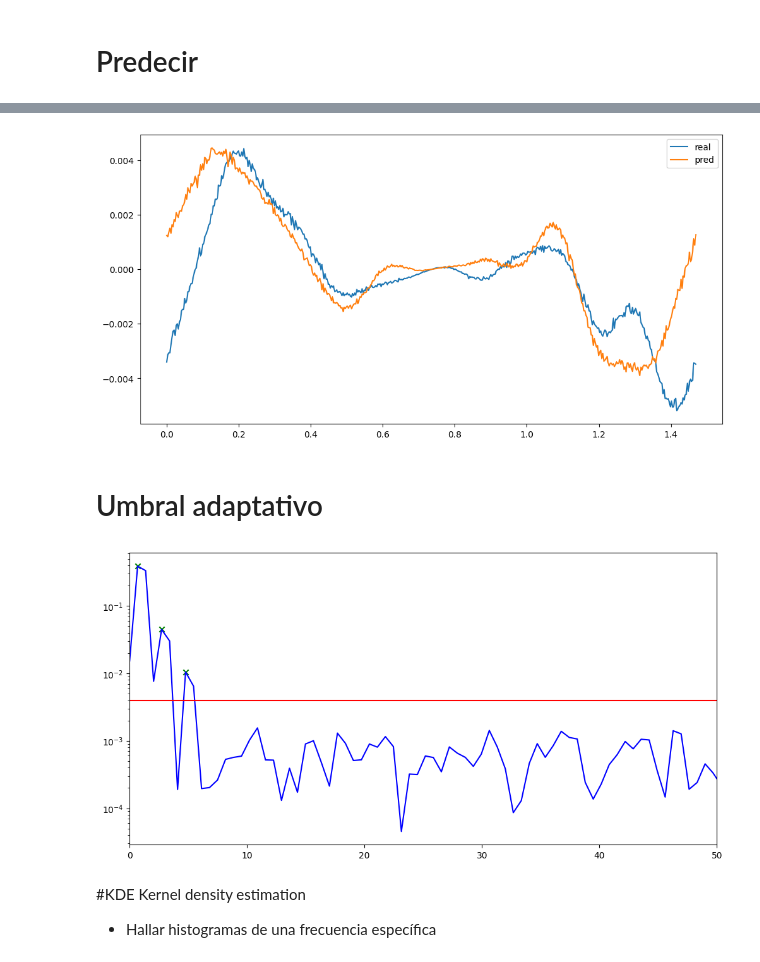
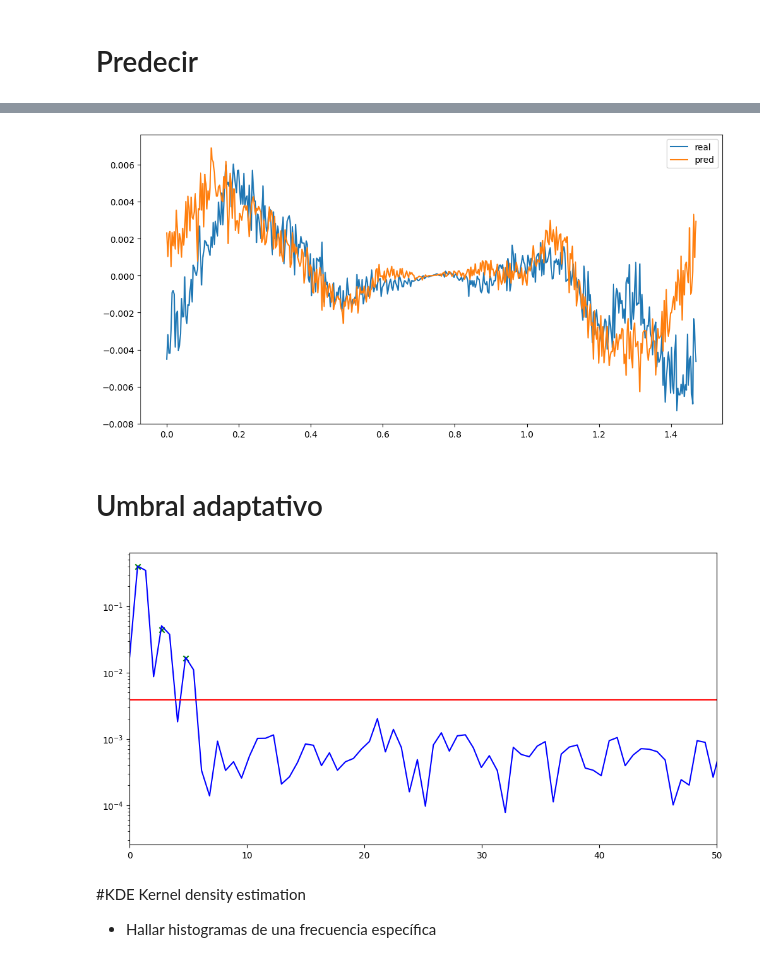
Before and after one commit to dramirezbe/Signal-theory, a Jupyter notebook: Random-signal-analysis/PSD_Estimation_David_Ramirez_Betancourth.ipynb, the cells around one changed output, grey strips where cells are left out. Drawn from its saved outputs; the diff is of its cells as text; code cells hidden in the pictures.

```diff
--- a/Random-signal-analysis/PSD_Estimation_David_Ramirez_Betancourth.ipynb
+++ b/Random-signal-analysis/PSD_Estimation_David_Ramirez_Betancourth.ipynb
@@ -63,10 +64,10 @@ for i in range(M):
     X_true = real_signal(t, wo) #Generar señal real
     X[i] = X_true + randomvector(N, sigma) #Combinarla con ruido, meterla a la fila
 
-Psd = np.zeros((M, (nperseg//2)+1)) # Matriz welch, M señales, longitud psd = (ventaneo//2) +1
+Psd_real = np.zeros((M, (nperseg//2)+1)) # Matriz welch, M señales, longitud psd = (ventaneo//2) +1
 for i in range(M):
     f, psd = welch_vector(X[i], fs, nperseg)
-    Psd[i] = psd
+    Psd_real[i] = psd
 # %% [markdown]
 # Preparar Datos
 
@@ -76,11 +77,11 @@ train test split: Divide los datos un porcentaje deseado 70/30, 70 entrenar, 30
 # %%
 scaler = MinMaxScaler(feature_range=(0, 1))
 
-X = scaler.fit_transform(X)
-Psd = scaler.fit_transform(Psd)
+X_scaled = scaler.fit_transform(X)
+Psd_scaled = scaler.fit_transform(Psd_real)
 
 # Train-test split
-X_train, X_test, y_train, y_test = train_test_split(X, Psd, test_size=0.3, random_state=42)
+X_train, X_test, y_train, y_test = train_test_split(X_scaled, Psd_scaled, test_size=0.3, random_state=42)
 # %% [markdown]
 # Red Neuronal
 
@@ -150,18 +151,12 @@ Test Loss: 0.019041838124394417, Test MAE: 0.0533333346247673
 # %% [markdown]
 # Predecir
 # %%
-psd_pred = model.predict(X_test)
-psd_pred = scaler.inverse_transform(psd_pred)
-
-psd_real = np.zeros((M, (nperseg//2)+1))
-for i in range(X_test.shape[0]):
-    f, psd = welch_vector(X_test[i], fs, nperseg)
-    psd_real[i] = psd
-psd_real = scaler.inverse_transform(psd_real)
+psd_pred_scaled = model.predict(X_scaled)
+psd_pred = scaler.inverse_transform(psd_pred_scaled)
 
 plt.figure(figsize=(12, 6))
 plt.semilogy(f, psd_pred[50], color='b', label='Prediction')
-plt.semilogy(f, psd_real[50], color='r', label='Real')
+plt.semilogy(f, Psd_real[50], color='r', label='Real')
 plt.xlabel('Frequency [Hz]')
 plt.ylabel('PSD')
 plt.title('Prediction vs Real PSD')
@@ -176,36 +171,36 @@ np.random.seed(0)
 def reconstruir_senal(f, psd, t):
 
     # Convertir la PSD en la magnitud del espectro de frecuencia
     magnitud = np.sqrt(psd)
 
     # Crear un espectro complejo con magnitud y fase aleatoria
 
     fase_aleatoria = np.exp(1j * np.random.uniform(0, 2 * np.pi, len(f)))
     espectro = magnitud * fase_aleatoria
 
     # Duplicar el espectro para considerar las frecuencias negativas
     espectro_completo = np.concatenate([espectro, np.conj(espectro[::-1])])
 
     # Realizar la IFFT para obtener la señal en el dominio temporal
     senal = np.fft.ifft(espectro_completo)
 
     # Asegurar que la señal resultante sea real
     senal_real = np.real(senal)
 
     return senal_real[:len(t)]
 
-rec_real = reconstruir_senal(f, psd_real[100], t)
-rec_pred = reconstruir_senal(f,psd_real[100], t)
+rec_real = reconstruir_senal(f, Psd_real[100], t)
+rec_pred = reconstruir_senal(f,psd_pred[100], t)
 t_rec = t[0:502]
 
 
 plt.figure(figsize=(12,6))
 plt.plot(t_rec, rec_real, label='real')
 plt.plot(t_rec, rec_pred, label='pred')
 plt.legend()
 plt.show()
 # %% [output]
-[figure, old version]
+[figure, new version]
 # %% [markdown]
 # Umbral adaptativo
 # %%
@@ -213,7 +208,7 @@ def thresholding_harmonics(f, psd):
 
     psd_mean = np.mean(psd)
 
-    peaks, _ = sig.find_peaks(psd, height=psd_mean, distance=3)
+    peaks, _ = sig.find_peaks(psd, height=psd_mean, distance=1)
 
     peaks_filtered = peaks[psd[peaks] > psd_mean] #filtrar picos
     # Paso 3: Obtener las coordenadas
@@ -224,31 +219,17 @@ def thresholding_harmonics(f, psd):
     return psd_mean, harm_f, harm_psd
 
 
-t = np.linspace(0,3,N)
-fo = 1
-wo = 2*np.pi*fo
-
-x = real_signal(t, wo)
-
-sigma = 0.1  #varianza
-nperseg = 501 #Longitud ventana
-fs = 1/(t[1]-t[0]) #Muestreo
-
-X = x + randomvector(N, sigma)
-
-f, Psd = welch_vector(X, fs, nperseg)
-
-thres, harm_f, harm_psd = thresholding_harmonics(f, Psd)
+thres, harm_f, harm_psd = thresholding_harmonics(f, psd_pred[100])
 
 plt.figure(figsize=(12,6))
-plt.semilogy(f, Psd, c='b')
+plt.semilogy(f, Psd_real[100], c='b')
 plt.semilogy(f, np.full(len(f), thres), c='r')
 plt.scatter(harm_f, harm_psd,  marker='x', c='g')
 
 plt.xlim([0,50])
 plt.show()
 # %% [output]
-[figure, old version]
+[figure, new version]
 # %% [markdown]
 #KDE Kernel density estimation
 
```
Also changed, not shown: parts of 6 cells of this notebook.
